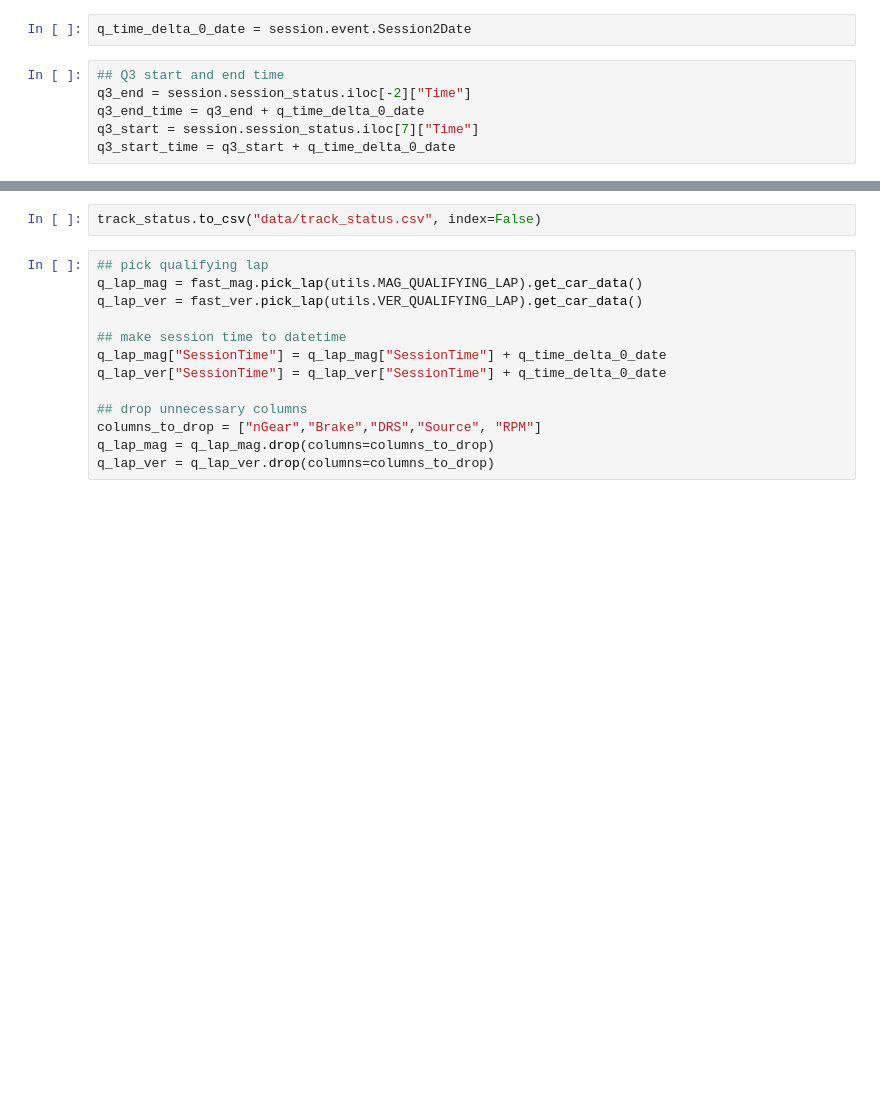
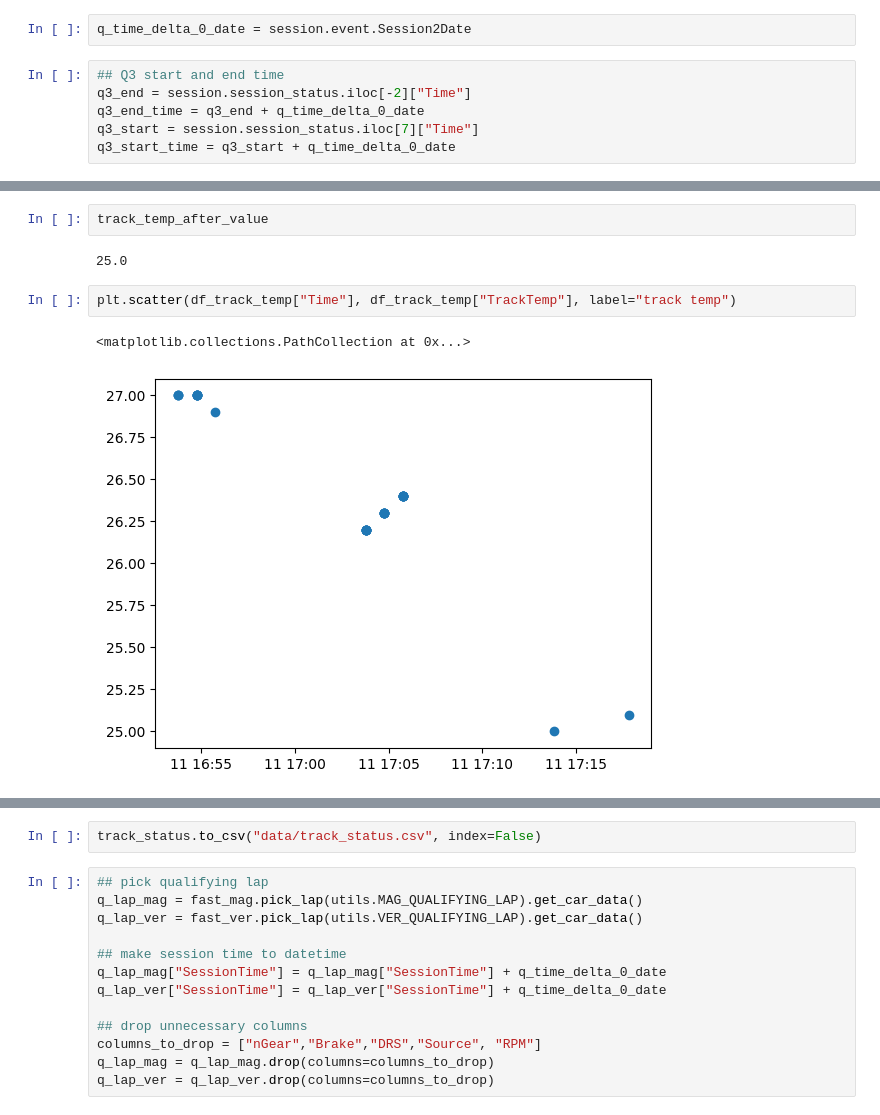
Before and after one commit to borchand/Data_viz, a Jupyter notebook: track_temp.ipynb, the cells around one changed output, grey strips where cells are left out. Drawn from its saved outputs; the diff is of its cells as text; blank space fills up the shorter version.

```diff
--- a/track_temp.ipynb
+++ b/track_temp.ipynb
@@ -64,3 +83,12 @@ rain_start_time = timedelta(seconds=total_seconds) + q_time_delta_0_date
+# %%
+track_temp_after_value
+# %% [output]
+25.0
+# %%
+plt.scatter(df_track_temp["Time"], df_track_temp["TrackTemp"], label="track temp")
+# %% [output]
+<matplotlib.collections.PathCollection at 0x...>
+[figure, added]
 # %%
 ## get track status
 track_status = session.track_status.copy()
```
Also changed, not shown: parts of 8 cells of this notebook, 2 other files.
